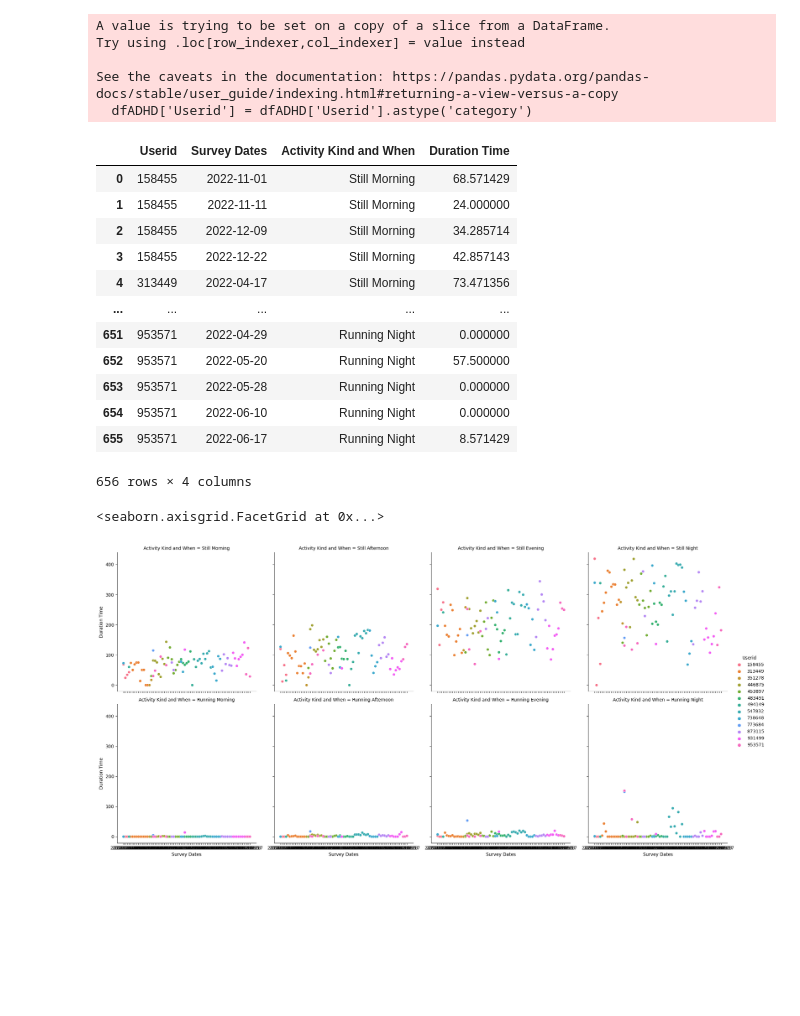
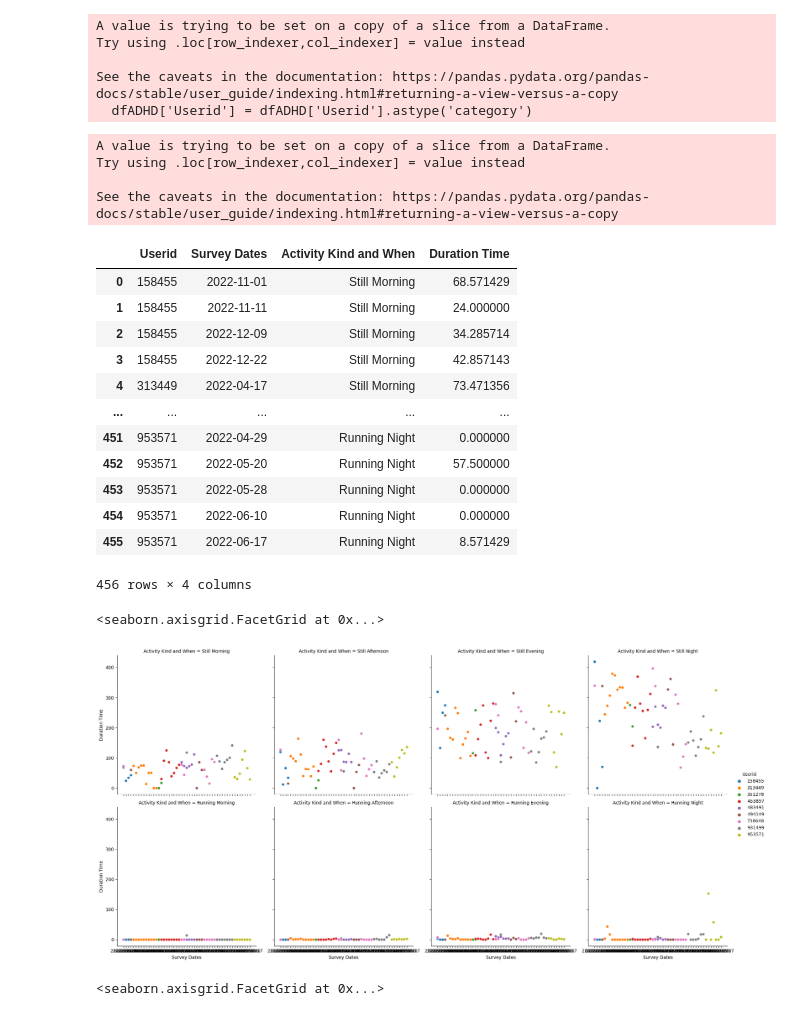
Before and after one commit to zhuyingw/ADHD-Prediction, a Jupyter notebook: featureVisual.ipynb, the cells around one changed output. Drawn from its saved outputs; the diff is of its cells as text; code cells hidden in the pictures; blank space fills up the shorter version.

Commit message:
correlation debug and feature visualization updates with more graphs

```diff
--- a/featureVisual.ipynb
+++ b/featureVisual.ipynb
@@ -94,3 +78,27 @@ fig.show()
 # fig.update_xaxes(tickangle = 30)
 
 # fig.show()
+# %%
+dfNone['Userid'] = dfNone['Userid'].astype('category')
+
+#tilt the date on the x-axis!!!!
+
+fig = px.scatter(dfNone,
+                 x = 'Survey Dates',
+                 y = 'Still Morning',
+                 template = 'simple_white',
+                hover_name = 'Userid',
+                 color = 'Userid',
+                 labels = {"Still Morning": "Morning Still (min)"},
+                 title= "Participants without ADHD Morning Still Time")
+
+fig.show()
+
+# fig.update_xaxes(tickangle = 30)
+
+# fig.show()
+# %% [output]
+A value is trying to be set on a copy of a slice from a DataFrame.
+Try using .loc[row_indexer,col_indexer] = value instead
+
+See the caveats in the documentation: https://pandas.pydata.org/pandas-docs/stable/user_guide/indexing.html#returning-a-view-versus-a-copy
@@ -97,5 +120,5 @@ fig.show()
 # %%
-dfPivot = df.melt(id_vars = ['Userid','Survey Dates'], value_vars = ['Still Morning','Still Afternoon', 'Still Evening', 'Still Night', 'Running Morning', 'Running Afternoon', 'Running Evening', 'Running Night'], var_name = 'Activity Kind and When', value_name = 'Duration Time')
+dfPivot = dfADHD.melt(id_vars = ['Userid','Survey Dates'], value_vars = ['Still Morning','Still Afternoon', 'Still Evening', 'Still Night', 'Running Morning', 'Running Afternoon', 'Running Evening', 'Running Night'], var_name = 'Activity Kind and When', value_name = 'Duration Time')
 
 dfPivot
 # %% [output]
@@ -106,22 +129,42 @@ dfPivot
 | 3 | 158455 | 2022-12-22 | Still Morning | 42.857143 |
 | 4 | 313449 | 2022-04-17 | Still Morning | 73.471356 |
 | ... | ... | ... | ... | ... |
-| 651 | 953571 | 2022-04-29 | Running Night | 0.000000 |
-| 652 | 953571 | 2022-05-20 | Running Night | 57.500000 |
-| 653 | 953571 | 2022-05-28 | Running Night | 0.000000 |
-| 654 | 953571 | 2022-06-10 | Running Night | 0.000000 |
-| 655 | 953571 | 2022-06-17 | Running Night | 8.571429 |
+| 451 | 953571 | 2022-04-29 | Running Night | 0.000000 |
+| 452 | 953571 | 2022-05-20 | Running Night | 57.500000 |
+| 453 | 953571 | 2022-05-28 | Running Night | 0.000000 |
+| 454 | 953571 | 2022-06-10 | Running Night | 0.000000 |
+| 455 | 953571 | 2022-06-17 | Running Night | 8.571429 |
-656 rows × 4 columns
+456 rows × 4 columns
 # %%
 dfPivot['Userid'] = dfPivot['Userid'].astype('category')
 
-sns.relplot(kind = 'scatter',
+g = sns.relplot(kind = 'scatter',
             x = 'Survey Dates',
             y = 'Duration Time',
             hue = 'Userid',
             col = 'Activity Kind and When',
             col_wrap = 4,
             data = dfPivot)
+
+g
 # %% [output]
 <seaborn.axisgrid.FacetGrid at 0x...>
-[figure, old version]
+[figure, new version]
+# %%
+dfPivot = dfNone.melt(id_vars = ['Userid','Survey Dates'], value_vars = ['Still Morning','Still Afternoon', 'Still Evening', 'Still Night', 'Running Morning', 'Running Afternoon', 'Running Evening', 'Running Night'], var_name = 'Activity Kind and When', value_name = 'Duration Time')
+
+dfPivot
+
+dfPivot['Userid'] = dfPivot['Userid'].astype('category')
+
+g = sns.relplot(kind = 'scatter',
+            x = 'Survey Dates',
+            y = 'Duration Time',
+            hue = 'Userid',
+            col = 'Activity Kind and When',
+            col_wrap = 4,
+            data = dfPivot)
+
+g
+# %% [output]
+<seaborn.axisgrid.FacetGrid at 0x...>
```
Also changed, not shown: parts of 3 cells of this notebook, 1 other file.
